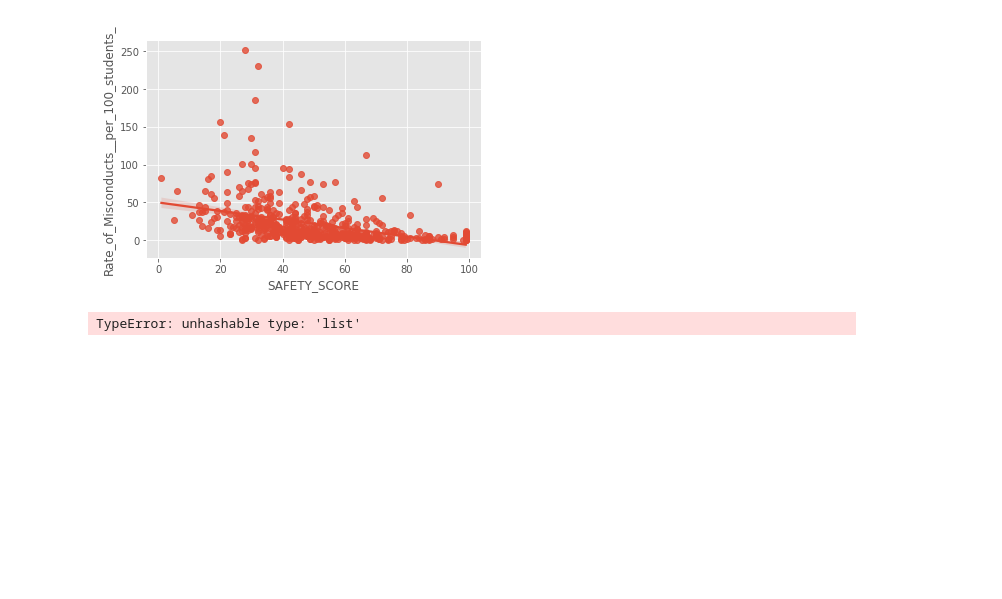
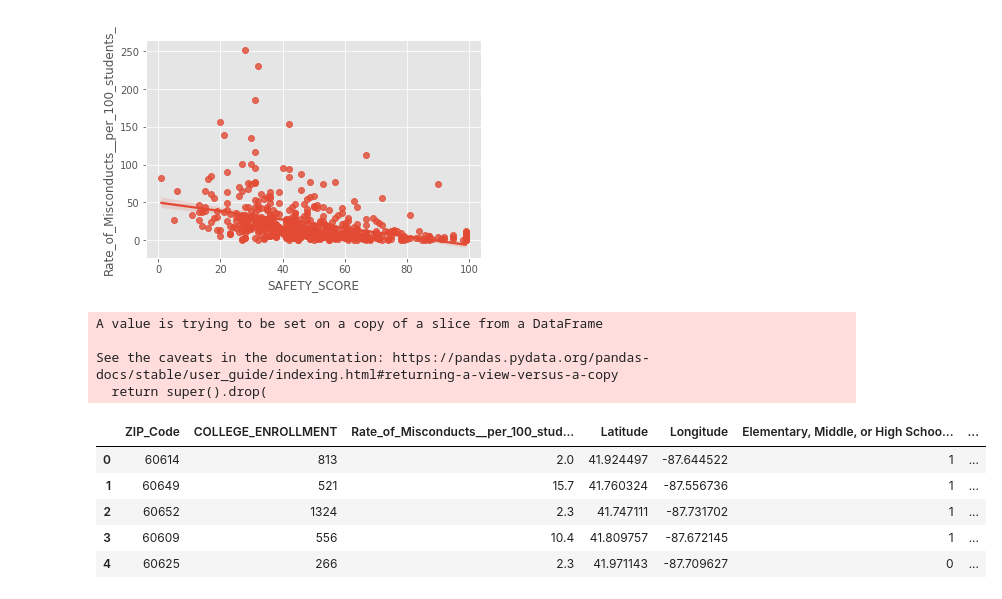
Before and after one commit to imabiodun/chicago_school_DS, a Jupyter notebook: chicago_schools.ipynb, the cells around one changed output. Drawn from its saved outputs; the diff is of its cells as text; code cells hidden in the pictures; blank space fills up the shorter version.

```diff
--- a/chicago_schools.ipynb
+++ b/chicago_schools.ipynb
@@ -254,6 +254,21 @@ pred_df=[['NAME_OF_SCHOOL','Elementary, Middle, or High School','ISAT_Value_Add_
 from sklearn.cluster import KMeans
 kmeans=KMeans(n_clusters=20,n_init=10)
 # %%
-pd.get_dummies(pred_df)
+X=pred_df.dropna(subset=['ISAT_Value_Add_Read','NAME_OF_SCHOOL'],axis=0)
+X.drop(['ISAT_Value_Add_Read','NAME_OF_SCHOOL'],axis=1, inplace=True)
+X.reset_index(drop=True, inplace=True)
 # %% [output]
-TypeError: unhashable type: 'list'
+A value is trying to be set on a copy of a slice from a DataFrame
+
+See the caveats in the documentation: https://pandas.pydata.org/pandas-docs/stable/user_guide/indexing.html#returning-a-view-versus-a-copy
+  return super().drop(
+# %%
+X=pd.get_dummies(X)
+X.head()
+# %% [output]
+|  | ZIP_Code | COLLEGE_ENROLLMENT | Rate_of_Misconducts__per_100_stud... | Latitude | Longitude | Elementary, Middle, or High Schoo... | ... |
+| 0 | 60614 | 813 | 2.0 | 41.924497 | -87.644522 | 1 | ... |
+| 1 | 60649 | 521 | 15.7 | 41.760324 | -87.556736 | 1 | ... |
+| 2 | 60652 | 1324 | 2.3 | 41.747111 | -87.731702 | 1 | ... |
+| 3 | 60609 | 556 | 10.4 | 41.809757 | -87.672145 | 1 | ... |
+| 4 | 60625 | 266 | 2.3 | 41.971143 | -87.709627 | 0 | ... |
```
Also changed, not shown: parts of 10 cells of this notebook.
